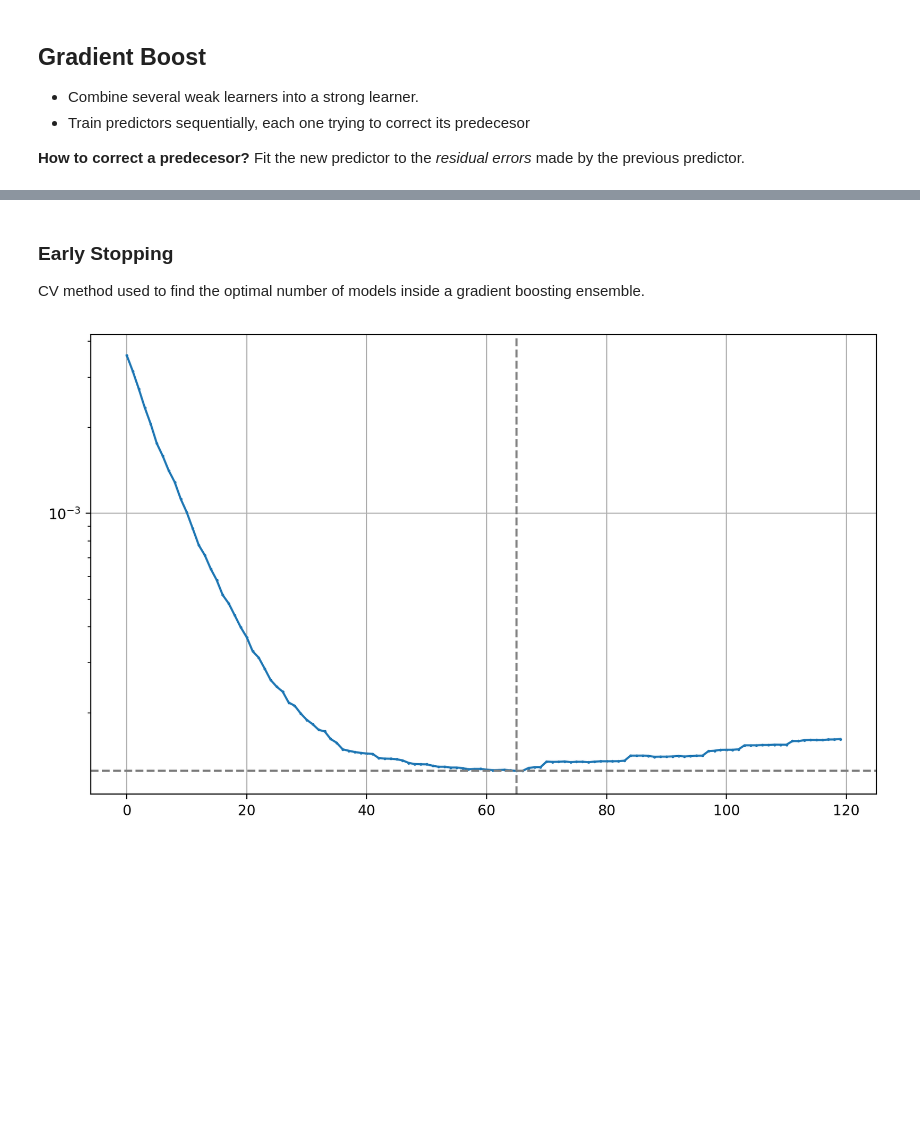
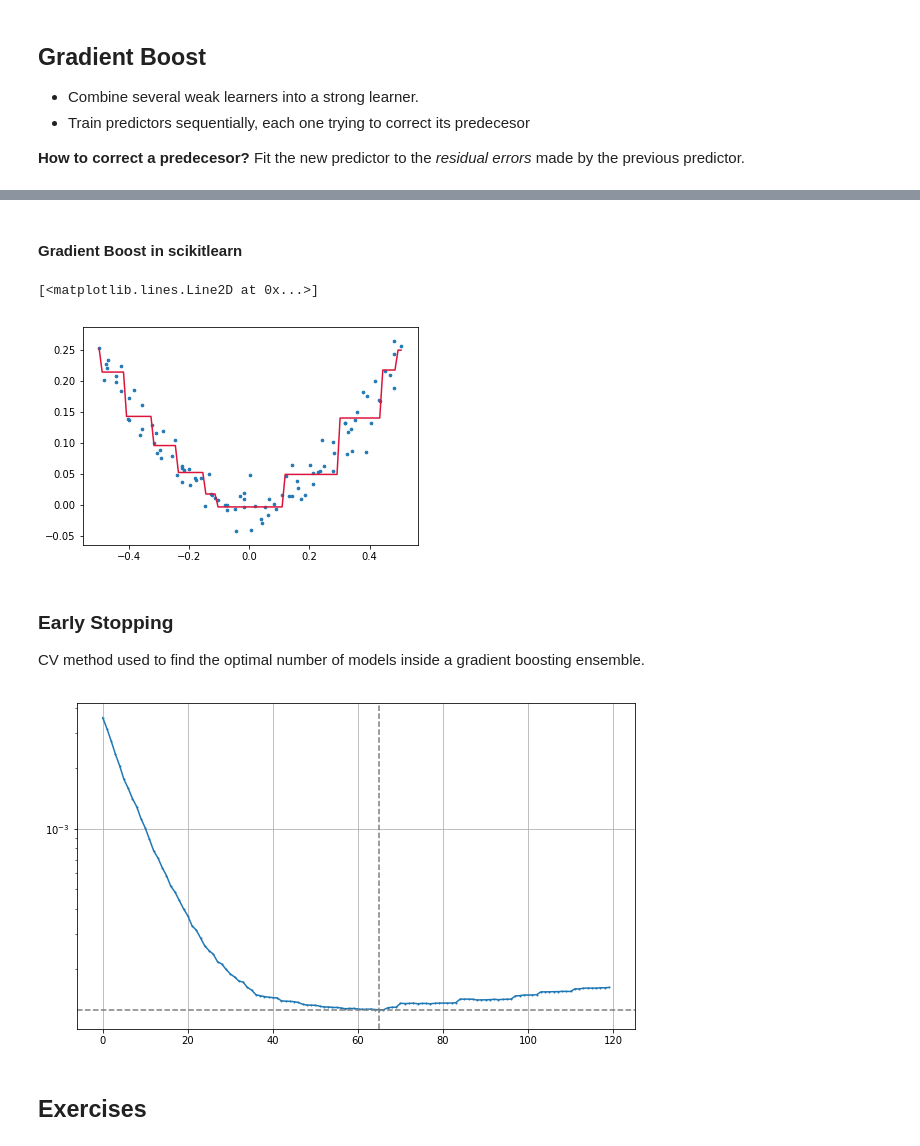
Before and after one commit to gerdm/machine_learning, a Jupyter notebook: scikitlearn_tflow/Ensemble.ipynb, the cells around one changed output, grey strips where cells are left out. Drawn from its saved outputs; the diff is of its cells as text; code cells hidden in the pictures; blank space fills up the shorter version.

```diff
--- a/scikitlearn_tflow/Ensemble.ipynb
+++ b/scikitlearn_tflow/Ensemble.ipynb
@@ -428,3 +441,14 @@ for i in range(1, 7):
+# %% [markdown]
+#### Gradient Boost in scikitlearn
+# %%
+from sklearn.ensemble import GradientBoostingRegressor
+gbrt = GradientBoostingRegressor(max_depth=2, n_estimators=4, learning_rate=1)
+gbrt.fit(x, y)
+plt.scatter(x, y, s=7)
+plt.plot(xrange, gbrt.predict(xrange), color="crimson")
+# %% [output]
+[<matplotlib.lines.Line2D at 0x...>]
+[figure, added]
 # %% [markdown]
 ### Early Stopping
 CV method used to find the optimal number of models inside a gradient boosting ensemble.
@@ -434,11 +458,10 @@ from sklearn.model_selection import train_test_split
 from sklearn.metrics import mean_squared_error
 from sklearn.ensemble import GradientBoostingRegressor
 
-plt.figure(dpi=200, figsize=(10,6))
+plt.figure(figsize=(10,6))
 x_train, x_cv, y_train, y_cv = train_test_split(x, y,
                                                 test_size=0.2,
                                                 random_state=3141)
-best_reg_ix = np.argmin(errors)
 n_trees = 120
 # Gradient Boosted Regression Tree.
 # Recall: max_depth => Number of slices; nestimators => number of trees
@@ -447,6 +470,7 @@ gbrt = GradientBoostingRegressor(max_depth=2,
 gbrt.fit(x_train, y_train)
 errors = [mean_squared_error(y_cv, y_pred) for y_pred in
           gbrt.staged_predict(x_cv)]
+best_reg_ix = np.argmin(errors)
 
 plt.plot(errors)
 plt.scatter(range(n_trees), errors, s=1)
@@ -455,4 +479,6 @@ plt.axhline(errors[best_reg_ix], linestyle="--", color="tab:gray")
 plt.axvline(x = best_reg_ix, linestyle="--", color="tab:gray")
 plt.grid()
 # %% [output]
-[figure, old version]
+[figure, new version]
+# %% [markdown]
+## Exercises
```
Also changed, not shown: parts of 16 cells of this notebook.
